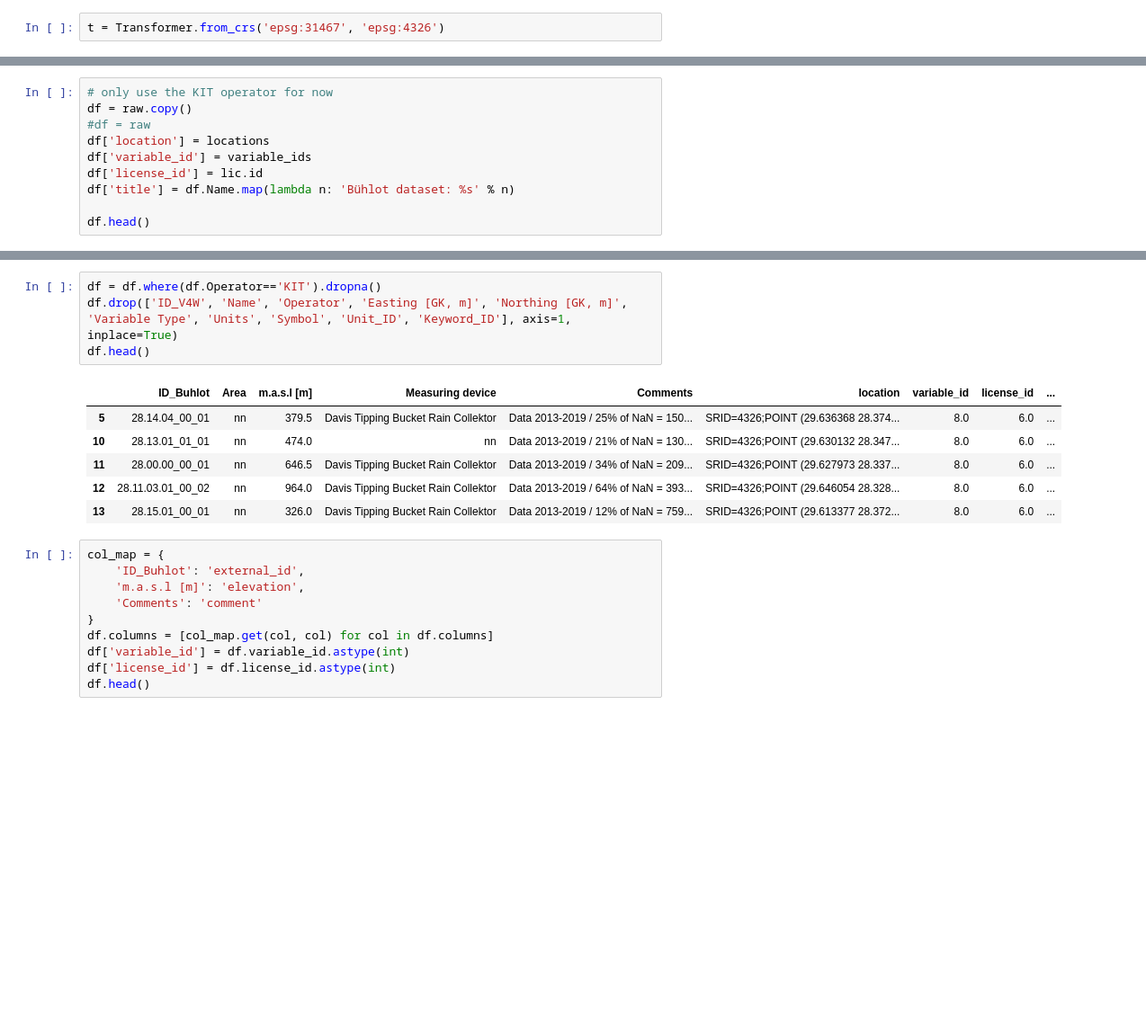
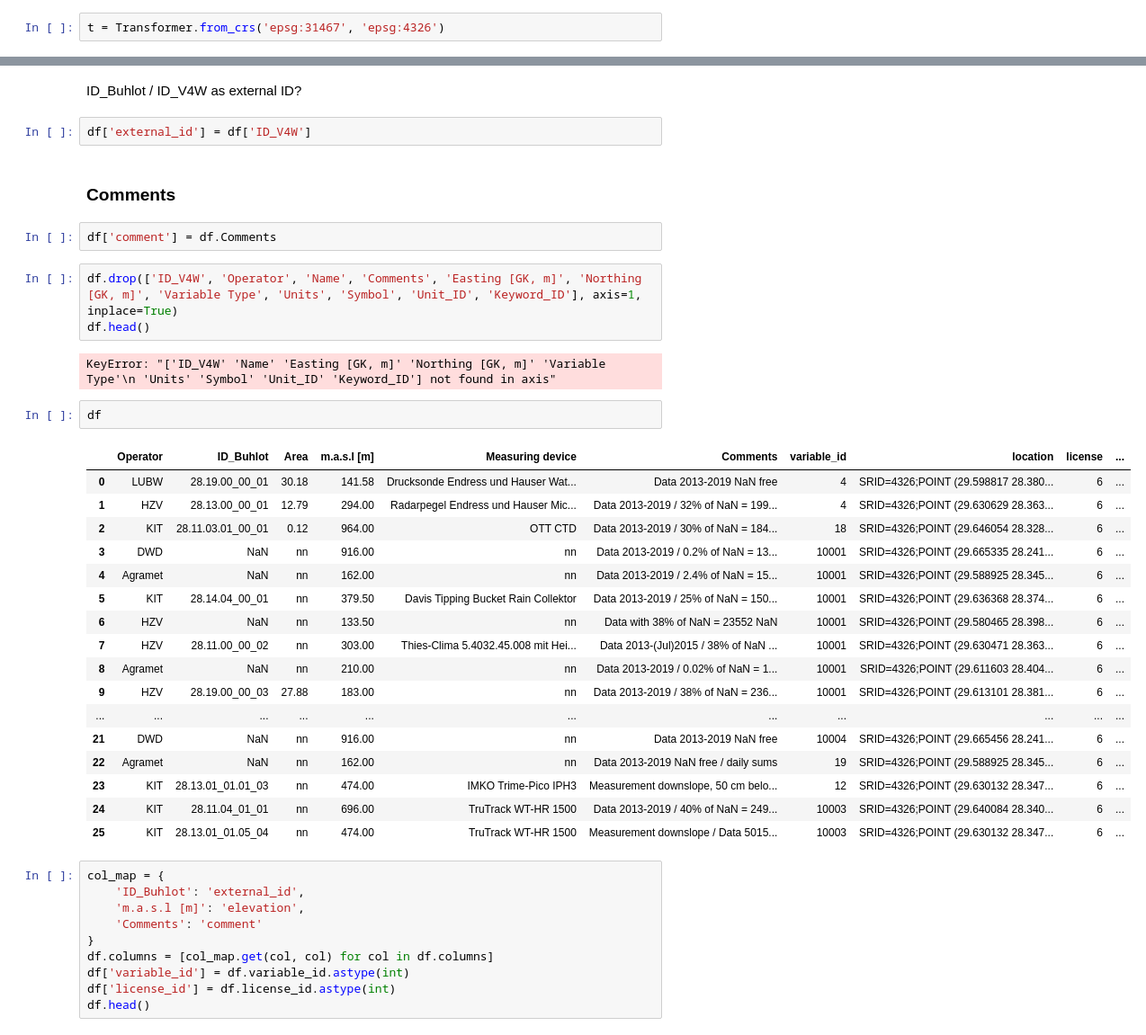
Before and after one commit to VForWaTer/scripts, a Jupyter notebook: buehlot/upload_metadata.ipynb, the cells around one changed output, grey strips where cells are left out. Shown at 90% size. Saved outputs shown, nothing was run; the diff lists cells and outputs as text; blank space fills up the shorter version.

Commit message:
bühlot metadata

```diff
--- a/buehlot/upload_metadata.ipynb
+++ b/buehlot/upload_metadata.ipynb
@@ -207,10 +224,0 @@ Creative Commons Attribution 4.0 International <ID=6>
-# %%
-# only use the KIT operator for now
-df = raw.copy()
-#df = raw
-df['location'] = locations
-df['variable_id'] = variable_ids
-df['license_id'] = lic.id
-df['title'] = df.Name.map(lambda n: 'Bühlot dataset: %s' % n)
-
-df.head()
@@ -224,14 +229,36 @@ df.head()
+# %% [markdown]
+ID_Buhlot / ID_V4W as external ID?
+# %%
+df['external_id'] = df['ID_V4W']
+# %% [markdown]
+### Comments
+# %%
+df['comment'] = df.Comments
 # %%
-df = df.where(df.Operator=='KIT').dropna()
-df.drop(['ID_V4W', 'Name', 'Operator', 'Easting [GK, m]', 'Northing [GK, m]', 'Variable Type', 'Units', 'Symbol', 'Unit_ID', 'Keyword_ID'], axis=1, inplace=True)
+df.drop(['ID_V4W', 'Operator', 'Name', 'Comments', 'Easting [GK, m]', 'Northing [GK, m]', 'Variable Type', 'Units', 'Symbol', 'Unit_ID', 'Keyword_ID'], axis=1, inplace=True)
 df.head()
 # %% [output]
-|  | ID_Buhlot | Area | m.a.s.l [m] | Measuring device | Comments | location | variable_id | license_id | ... |
-| 5 | 28.14.04_00_01 | nn | 379.5 | Davis Tipping Bucket Rain Collektor | Data 2013-2019 / 25% of NaN = 150... | SRID=4326;POINT (29.636368 28.374... | 8.0 | 6.0 | ... |
-| 10 | 28.13.01_01_01 | nn | 474.0 | nn | Data 2013-2019 / 21% of NaN = 130... | SRID=4326;POINT (29.630132 28.347... | 8.0 | 6.0 | ... |
-| 11 | 28.00.00_00_01 | nn | 646.5 | Davis Tipping Bucket Rain Collektor | Data 2013-2019 / 34% of NaN = 209... | SRID=4326;POINT (29.627973 28.337... | 8.0 | 6.0 | ... |
-| 12 | 28.11.03.01_00_02 | nn | 964.0 | Davis Tipping Bucket Rain Collektor | Data 2013-2019 / 64% of NaN = 393... | SRID=4326;POINT (29.646054 28.328... | 8.0 | 6.0 | ... |
-| 13 | 28.15.01_00_01 | nn | 326.0 | Davis Tipping Bucket Rain Collektor | Data 2013-2019 / 12% of NaN = 759... | SRID=4326;POINT (29.613377 28.372... | 8.0 | 6.0 | ... |
+KeyError: "['ID_V4W' 'Name' 'Easting [GK, m]' 'Northing [GK, m]' 'Variable Type'\n 'Units' 'Symbol' 'Unit_ID' 'Keyword_ID'] not found in axis"
+# %%
+df
+# %% [output]
+|  | Operator | ID_Buhlot | Area | m.a.s.l [m] | Measuring device | Comments | variable_id | location | license | ... |
+| 0 | LUBW | 28.19.00_00_01 | 30.18 | 141.58 | Drucksonde Endress und Hauser Wat... | Data 2013-2019 NaN free | 4 | SRID=4326;POINT (29.598817 28.380... | 6 | ... |
+| 1 | HZV | 28.13.00_00_01 | 12.79 | 294.00 | Radarpegel Endress und Hauser Mic... | Data 2013-2019 / 32% of NaN = 199... | 4 | SRID=4326;POINT (29.630629 28.363... | 6 | ... |
+| 2 | KIT | 28.11.03.01_00_01 | 0.12 | 964.00 | OTT CTD | Data 2013-2019 / 30% of NaN = 184... | 18 | SRID=4326;POINT (29.646054 28.328... | 6 | ... |
+| 3 | DWD | NaN | nn | 916.00 | nn | Data 2013-2019 / 0.2% of NaN = 13... | 10001 | SRID=4326;POINT (29.665335 28.241... | 6 | ... |
+| 4 | Agramet | NaN | nn | 162.00 | nn | Data 2013-2019 / 2.4% of NaN = 15... | 10001 | SRID=4326;POINT (29.588925 28.345... | 6 | ... |
+| 5 | KIT | 28.14.04_00_01 | nn | 379.50 | Davis Tipping Bucket Rain Collektor | Data 2013-2019 / 25% of NaN = 150... | 10001 | SRID=4326;POINT (29.636368 28.374... | 6 | ... |
+| 6 | HZV | NaN | nn | 133.50 | nn | Data with 38% of NaN = 23552 NaN | 10001 | SRID=4326;POINT (29.580465 28.398... | 6 | ... |
+| 7 | HZV | 28.11.00_00_02 | nn | 303.00 | Thies-Clima 5.4032.45.008 mit Hei... | Data 2013-(Jul)2015 / 38% of NaN ... | 10001 | SRID=4326;POINT (29.630471 28.363... | 6 | ... |
+| 8 | Agramet | NaN | nn | 210.00 | nn | Data 2013-2019 / 0.02% of NaN = 1... | 10001 | SRID=4326;POINT (29.611603 28.404... | 6 | ... |
+| 9 | HZV | 28.19.00_00_03 | 27.88 | 183.00 | nn | Data 2013-2019 / 38% of NaN = 236... | 10001 | SRID=4326;POINT (29.613101 28.381... | 6 | ... |
+| ... | ... | ... | ... | ... | ... | ... | ... | ... | ... | ... |
+| 21 | DWD | NaN | nn | 916.00 | nn | Data 2013-2019 NaN free | 10004 | SRID=4326;POINT (29.665456 28.241... | 6 | ... |
+| 22 | Agramet | NaN | nn | 162.00 | nn | Data 2013-2019 NaN free / daily sums | 19 | SRID=4326;POINT (29.588925 28.345... | 6 | ... |
+| 23 | KIT | 28.13.01_01.01_03 | nn | 474.00 | IMKO Trime-Pico IPH3 | Measurement downslope, 50 cm belo... | 12 | SRID=4326;POINT (29.630132 28.347... | 6 | ... |
+| 24 | KIT | 28.11.04_01_01 | nn | 696.00 | TruTrack WT-HR 1500 | Data 2013-2019 / 40% of NaN = 249... | 10003 | SRID=4326;POINT (29.640084 28.340... | 6 | ... |
+| 25 | KIT | 28.13.01_01.05_04 | nn | 474.00 | TruTrack WT-HR 1500 | Measurement downslope / Data 5015... | 10003 | SRID=4326;POINT (29.630132 28.347... | 6 | ... |
 # %%
 col_map = {
     'ID_Buhlot': 'external_id',
```
Also changed, not shown: parts of 27 cells of this notebook.
